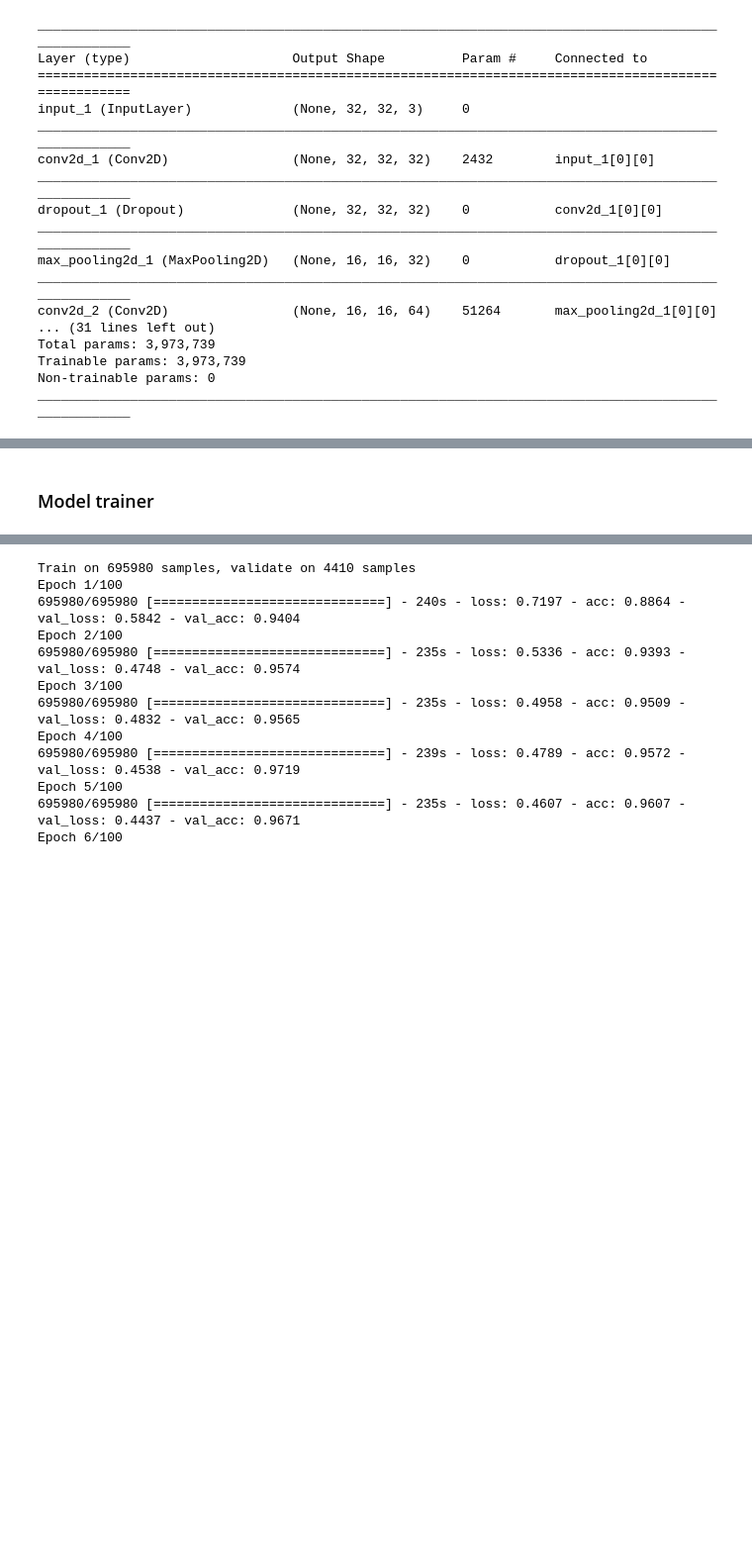
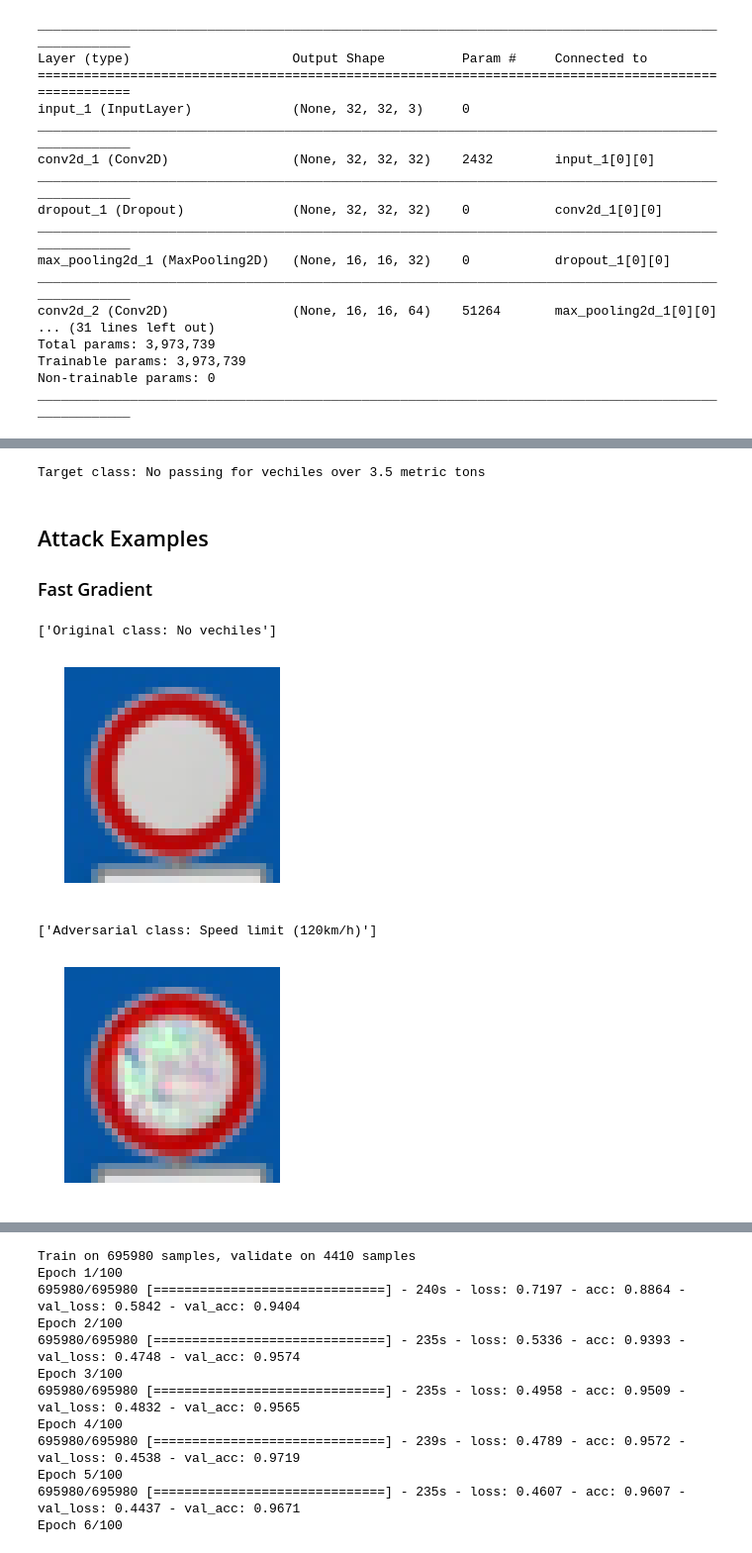
Before and after one commit to chawins/DART, a Jupyter notebook: GTSRB.ipynb, the cells around one changed output, grey strips where cells are left out. Shown at 99% size. Drawn from its saved outputs; the diff is of its cells as text; code cells hidden in the pictures; blank space fills up the shorter version.

Commit message:
Attack code finished

```diff
--- a/GTSRB.ipynb
+++ b/GTSRB.ipynb
@@ -452,2 +62,0 @@ x_fg.shape
-# %% [markdown]
-### Model trainer
@@ -453,0 +66,51 @@ x_fg.shape
+# %%
+# Set target class to attack
+tg = 10
+print "Target class: " + signnames[tg]
+# Set number of samples
+size = 10
+
+y_target = np.zeros((len(x_test))) + tg
+y_target = keras.utils.to_categorical(y_target, NUM_LABELS)
+
+# Filter samples (originally misclassified, originally classified as target)
+x_fil, y_fil, del_id = filter_samples(model, x_smp, y_smp, y_target=y_target)
+x_fil_full = np.delete(x_smp_full, del_id, axis=0)
+masks_fil = np.delete(masks, del_id, axis=0)
+masks_fil_full = np.delete(masks_full, del_id, axis=0)
+
+# Set samples to attack (choose some samples by random)
+ind = np.random.choice(range(len(y_fil)), size=size)
+x_ben = np.copy(x_fil[ind])
+x_ben_full = np.copy(x_fil_full[ind])
+y_ben = np.copy(y_fil[ind])
+y_tg = np.copy(y_target[ind])
+masks_ben = np.copy(masks_fil[ind])
+masks_ben_full = np.copy(masks_fil_full[ind])
+# %% [output]
+Target class: No passing for vechiles over 3.5 metric tons
+# %% [markdown]
+## Attack Examples
+
+### Fast Gradient
+# %%
+# Specify list of magnitudes
+mag_list = np.linspace(1.0, 2.0, 6)
+x_fg = fg(model, x_ben, y_tg, mag_list, target=True, mask=masks_ben)
+# %%
+im = x_ben[0]
+print "Original class: " + signnames[predict(model, im)]
+plt.imshow(im)
+plt.axis('off')
+plt.show()
+
+im = x_fg[5, 0]
+print "Adversarial class: " + signnames[predict(model, im)]
+plt.imshow(im)
+plt.axis('off')
+plt.show()
+# %% [output]
+['Original class: No vechiles']
+[figure, added]
+['Adversarial class: Speed limit (120km/h)']
+[figure, added]
```
Also changed, not shown: parts of 51 cells of this notebook, 21 other files.
